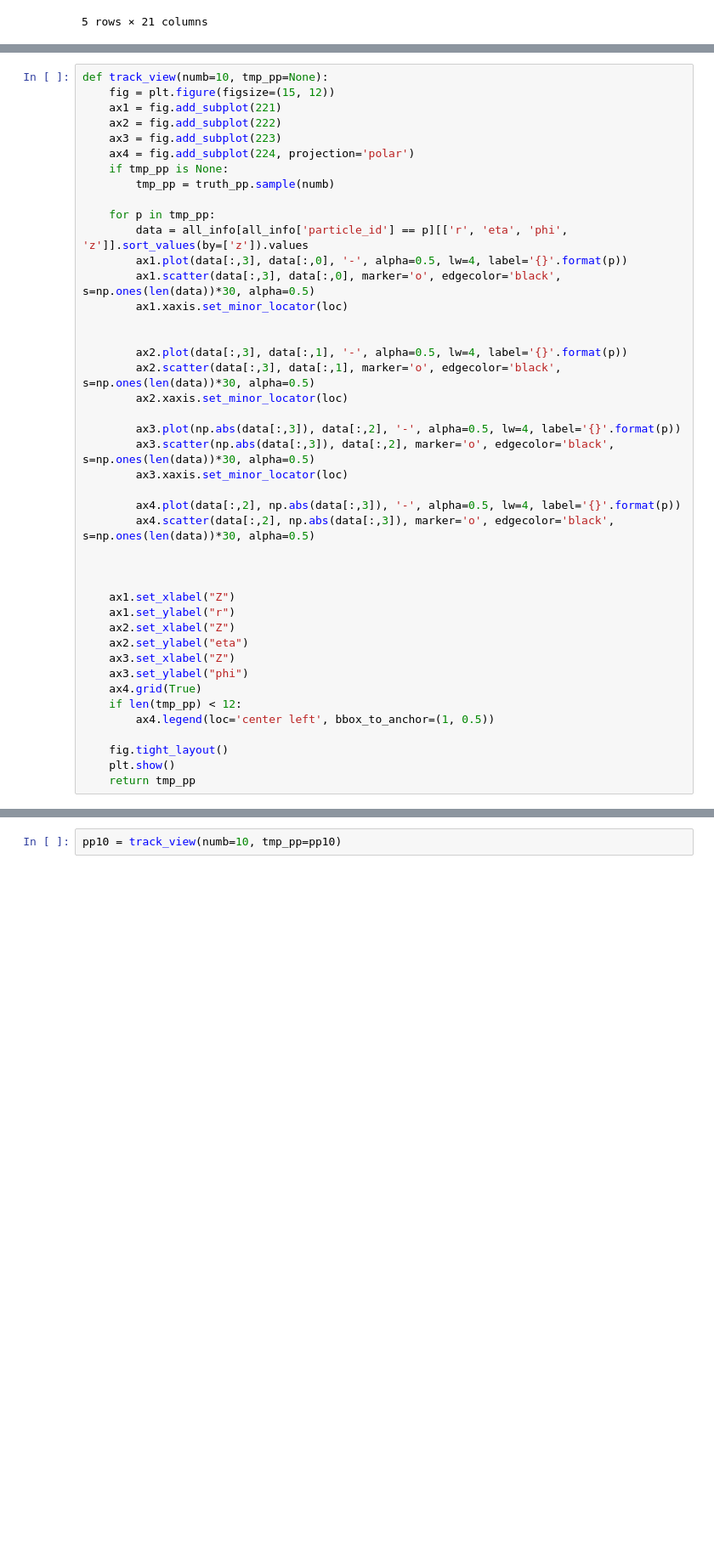
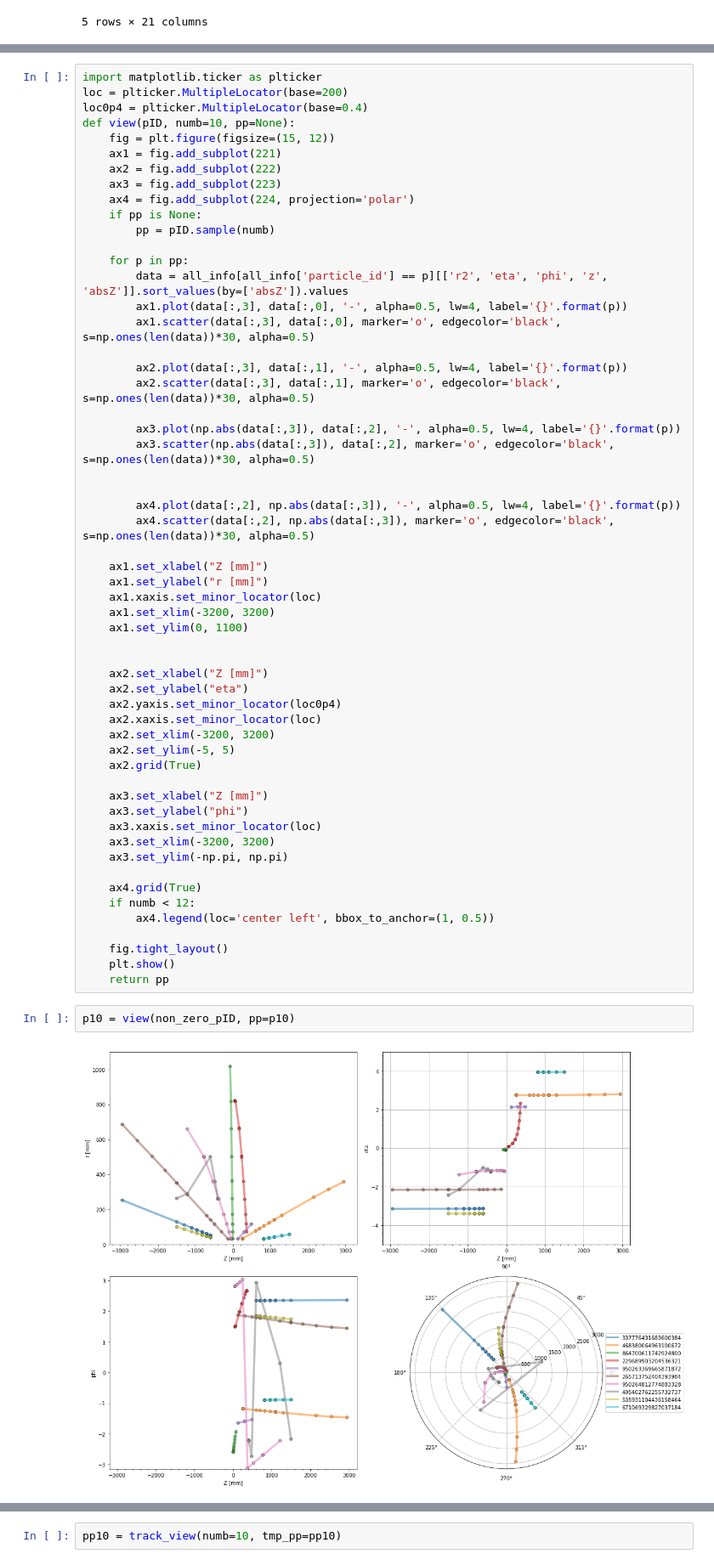
Before and after one commit to xju2/trackingML, a Jupyter notebook: simplePytorch.ipynb, the cells around one changed output, grey strips where cells are left out. Shown at 85% size. Saved outputs shown, nothing was run; the diff lists cells and outputs as text; blank space fills up the shorter version.

```diff
--- a/simplePytorch.ipynb
+++ b/simplePytorch.ipynb
@@ -117,43 +162,60 @@ loc = plticker.MultipleLocator(base=200)
 # %%
-def track_view(numb=10, tmp_pp=None):
+import matplotlib.ticker as plticker
+loc = plticker.MultipleLocator(base=200)
+loc0p4 = plticker.MultipleLocator(base=0.4)
+def view(pID, numb=10, pp=None):
     fig = plt.figure(figsize=(15, 12))
     ax1 = fig.add_subplot(221)
     ax2 = fig.add_subplot(222)
     ax3 = fig.add_subplot(223)
     ax4 = fig.add_subplot(224, projection='polar')
-    if tmp_pp is None:
-        tmp_pp = truth_pp.sample(numb)
+    if pp is None:
+        pp = pID.sample(numb)
 
-    for p in tmp_pp:
-        data = all_info[all_info['particle_id'] == p][['r', 'eta', 'phi', 'z']].sort_values(by=['z']).values
+    for p in pp:
+        data = all_info[all_info['particle_id'] == p][['r2', 'eta', 'phi', 'z', 'absZ']].sort_values(by=['absZ']).values
         ax1.plot(data[:,3], data[:,0], '-', alpha=0.5, lw=4, label='{}'.format(p))
         ax1.scatter(data[:,3], data[:,0], marker='o', edgecolor='black', s=np.ones(len(data))*30, alpha=0.5)
-        ax1.xaxis.set_minor_locator(loc)
-
 
         ax2.plot(data[:,3], data[:,1], '-', alpha=0.5, lw=4, label='{}'.format(p))
         ax2.scatter(data[:,3], data[:,1], marker='o', edgecolor='black', s=np.ones(len(data))*30, alpha=0.5)
-        ax2.xaxis.set_minor_locator(loc)
 
         ax3.plot(np.abs(data[:,3]), data[:,2], '-', alpha=0.5, lw=4, label='{}'.format(p))
         ax3.scatter(np.abs(data[:,3]), data[:,2], marker='o', edgecolor='black', s=np.ones(len(data))*30, alpha=0.5)
-        ax3.xaxis.set_minor_locator(loc)
+
 
         ax4.plot(data[:,2], np.abs(data[:,3]), '-', alpha=0.5, lw=4, label='{}'.format(p))
         ax4.scatter(data[:,2], np.abs(data[:,3]), marker='o', edgecolor='black', s=np.ones(len(data))*30, alpha=0.5)
 
+    ax1.set_xlabel("Z [mm]")
+    ax1.set_ylabel("r [mm]")
+    ax1.xaxis.set_minor_locator(loc)
+    ax1.set_xlim(-3200, 3200)
+    ax1.set_ylim(0, 1100)
 
 
-    ax1.set_xlabel("Z")
-    ax1.set_ylabel("r")
-    ax2.set_xlabel("Z")
+    ax2.set_xlabel("Z [mm]")
     ax2.set_ylabel("eta")
-    ax3.set_xlabel("Z")
+    ax2.yaxis.set_minor_locator(loc0p4)
+    ax2.xaxis.set_minor_locator(loc)
+    ax2.set_xlim(-3200, 3200)
+    ax2.set_ylim(-5, 5)
+    ax2.grid(True)
+
+    ax3.set_xlabel("Z [mm]")
     ax3.set_ylabel("phi")
+    ax3.xaxis.set_minor_locator(loc)
+    ax3.set_xlim(-3200, 3200)
+    ax3.set_ylim(-np.pi, np.pi)
+
     ax4.grid(True)
-    if len(tmp_pp) < 12:
+    if numb < 12:
         ax4.legend(loc='center left', bbox_to_anchor=(1, 0.5))
 
     fig.tight_layout()
     plt.show()
-    return tmp_pp
+    return pp
+# %%
+p10 = view(non_zero_pID, pp=p10)
+# %% [output]
+[figure, added]
```
Also changed, not shown: parts of 25 cells of this notebook.
